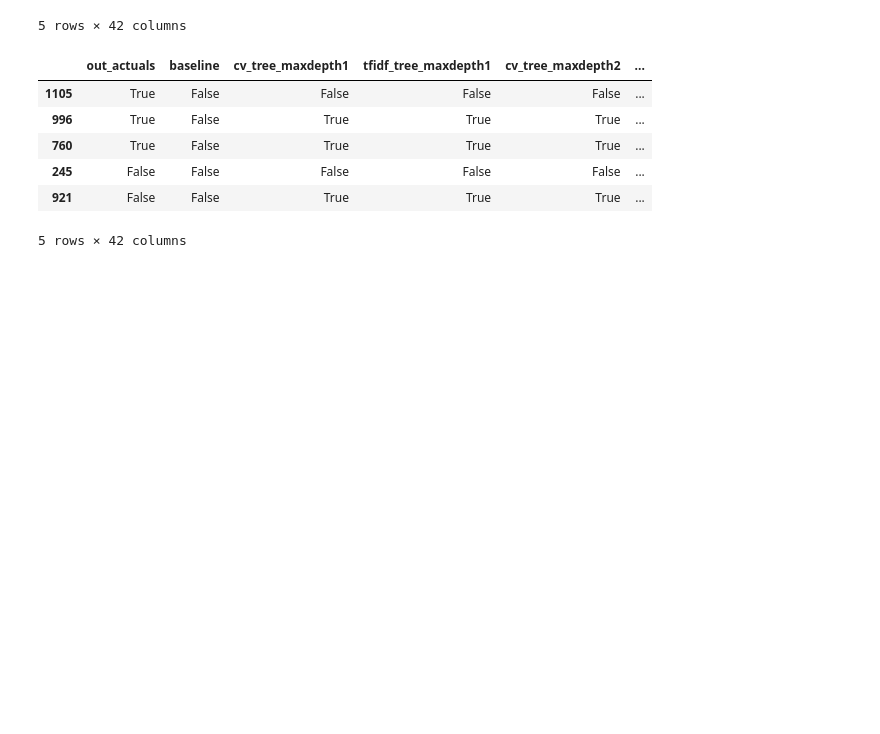
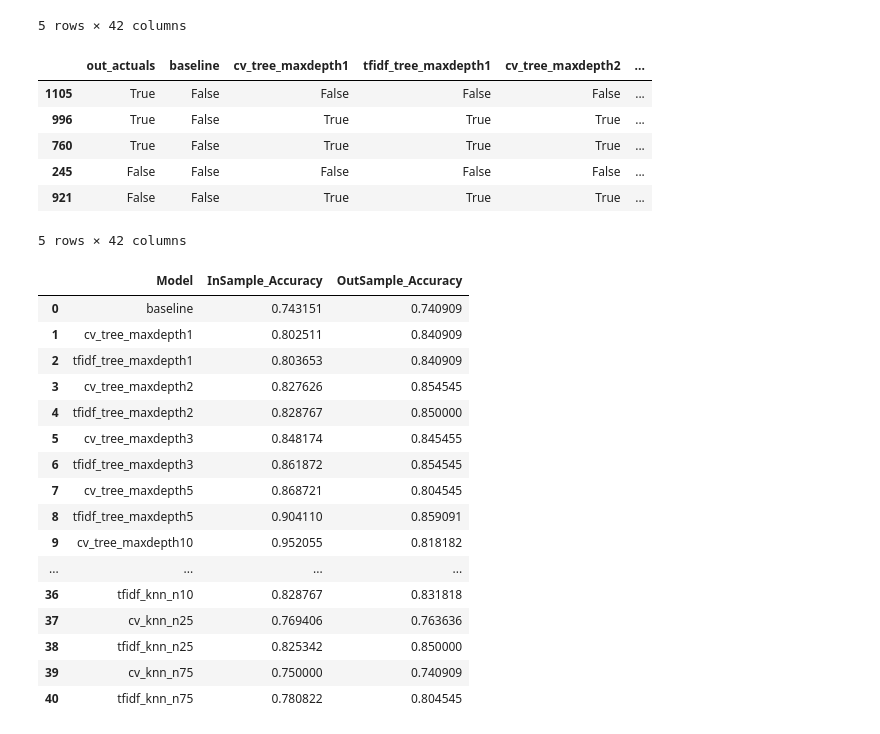
Before and after one commit to lets-talk-codeup/github-guesser, a Jupyter notebook: model_notebook_jake.ipynb, the cells around one changed output. Saved outputs shown, nothing was run; the diff lists cells and outputs as text; code cells hidden in the pictures; blank space fills up the shorter version.

Commit message:
add nlp results func test

```diff
--- a/model_notebook_jake.ipynb
+++ b/model_notebook_jake.ipynb
@@ -287,3 +287,26 @@ y_validate_preds.head()
 | 245 | False | False | False | False | False | ... |
 | 921 | False | False | True | True | True | ... |
 5 rows × 42 columns
+# %%
+from model import print_nlp_results
+results_df = print_nlp_results(y_train_preds, y_validate_preds)
+# %%
+results_df
+# %% [output]
+|  | Model | InSample_Accuracy | OutSample_Accuracy |
+| 0 | baseline | 0.743151 | 0.740909 |
+| 1 | cv_tree_maxdepth1 | 0.802511 | 0.840909 |
+| 2 | tfidf_tree_maxdepth1 | 0.803653 | 0.840909 |
+| 3 | cv_tree_maxdepth2 | 0.827626 | 0.854545 |
+| 4 | tfidf_tree_maxdepth2 | 0.828767 | 0.850000 |
+| 5 | cv_tree_maxdepth3 | 0.848174 | 0.845455 |
+| 6 | tfidf_tree_maxdepth3 | 0.861872 | 0.854545 |
+| 7 | cv_tree_maxdepth5 | 0.868721 | 0.804545 |
+| 8 | tfidf_tree_maxdepth5 | 0.904110 | 0.859091 |
+| 9 | cv_tree_maxdepth10 | 0.952055 | 0.818182 |
+| ... | ... | ... | ... |
+| 36 | tfidf_knn_n10 | 0.828767 | 0.831818 |
+| 37 | cv_knn_n25 | 0.769406 | 0.763636 |
+| 38 | tfidf_knn_n25 | 0.825342 | 0.850000 |
+| 39 | cv_knn_n75 | 0.750000 | 0.740909 |
+| 40 | tfidf_knn_n75 | 0.780822 | 0.804545 |
```
